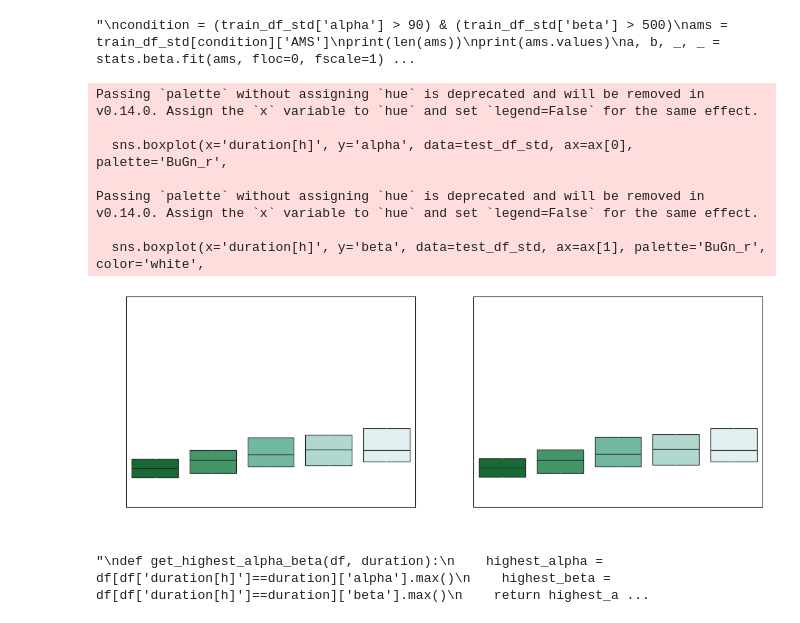
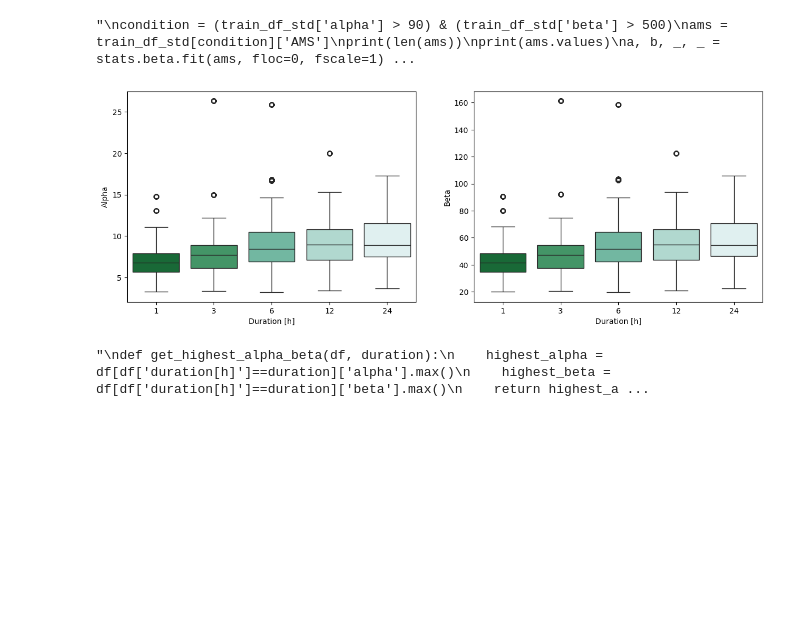
Before and after one commit to oshodiS/Rainfall-BetaEstimation, a Jupyter notebook: Rainfall BETA.ipynb, the cells around one changed output. Saved outputs shown, nothing was run; the diff lists cells and outputs as text; code cells hidden in the pictures; blank space fills up the shorter version.

```diff
--- a/Rainfall BETA.ipynb
+++ b/Rainfall BETA.ipynb
@@ -264,46 +234,32 @@ plt.show()
 # %%
 #boxplot of alpha and beta
 fig, ax = plt.subplots(1, 2, figsize=(15, 5))
-sns.set(rc={'axes.facecolor': '#071C42', 'figure.facecolor': '#071C42', 'text.color':'white'})
+#sns.set(rc={'axes.facecolor': '#071C42', 'figure.facecolor': '#071C42', 'text.color':'white'})
 
 #ALPHA
-sns.boxplot(x='duration[h]', y='alpha', data=test_df_std, ax=ax[0], palette='BuGn_r',
-            color='white',
-            whiskerprops=dict(color='white'),
-            capprops=dict(color='white'),
-            flierprops=dict(markeredgecolor='white'))
+sns.boxplot(x='duration[h]', y='alpha', data=test_df_std, ax=ax[0], palette='BuGn_r')
 
 # Set both x and y axis color to white
-ax[0].tick_params(axis='x', colors='white')
-ax[0].tick_params(axis='y', colors='white')
+ax[0].tick_params(axis='x')
+ax[0].tick_params(axis='y')
 
 # Set axes titles color to white
-ax[0].set_xlabel("Duration [h]", color='white')
-ax[0].set_ylabel("Alpha", color='white')
+ax[0].set_xlabel("Duration [h]")
+ax[0].set_ylabel("Alpha")
 
 #BETA
-sns.boxplot(x='duration[h]', y='beta', data=test_df_std, ax=ax[1], palette='BuGn_r', color='white',
-            whiskerprops=dict(color='white'),
-            capprops=dict(color='white'),
-            flierprops=dict(markeredgecolor='white'))
+sns.boxplot(x='duration[h]', y='beta', data=test_df_std, ax=ax[1], palette='BuGn_r')
 
-ax[1].tick_params(axis='x', colors='white')
-ax[1].tick_params(axis='y', colors='white')
+ax[1].tick_params(axis='x')
+ax[1].tick_params(axis='y')
 
 # Set axes titles color to white
-ax[1].set_xlabel("Duration [h]", color='white')
-ax[1].set_ylabel("Beta", color='white')
+ax[1].set_xlabel("Duration [h]")
+ax[1].set_ylabel("Beta")
 
 plt.show()
 # %% [output]
-Passing `palette` without assigning `hue` is deprecated and will be removed in v0.14.0. Assign the `x` variable to `hue` and set `legend=False` for the same effect.
-
-  sns.boxplot(x='duration[h]', y='alpha', data=test_df_std, ax=ax[0], palette='BuGn_r',
-
-Passing `palette` without assigning `hue` is deprecated and will be removed in v0.14.0. Assign the `x` variable to `hue` and set `legend=False` for the same effect.
-
-  sns.boxplot(x='duration[h]', y='beta', data=test_df_std, ax=ax[1], palette='BuGn_r', color='white',
-[figure, old version]
+[figure, new version]
 # %%
 sns.reset_defaults()
 # %%
```
Also changed, not shown: parts of 12 cells of this notebook, 3 other files.
